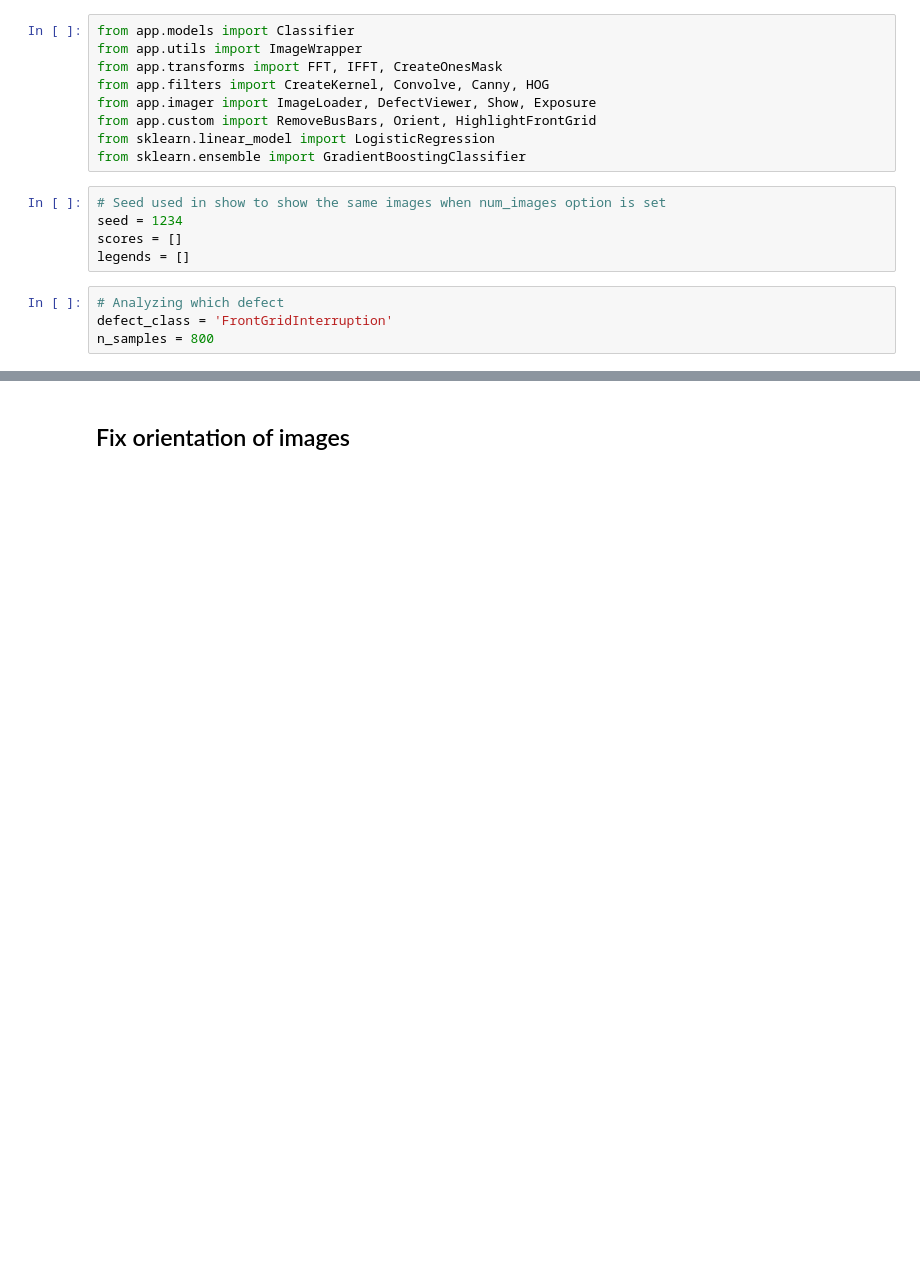
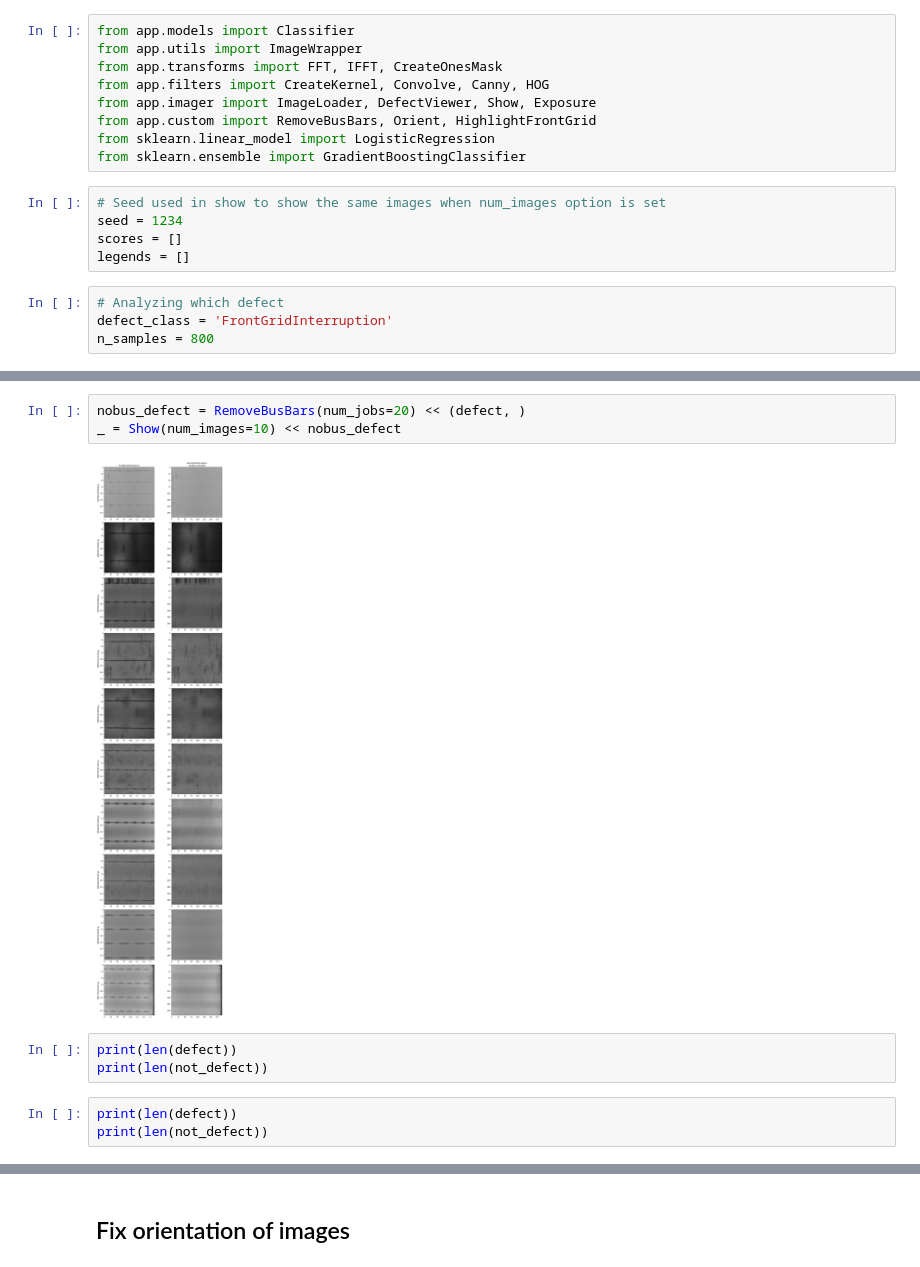
Before and after one commit to atox120/w281_finalproject_solascan, a Jupyter notebook: notebooks/Aswin.ipynb, the cells around one changed output, grey strips where cells are left out. Drawn from its saved outputs; the diff is of its cells as text; blank space fills up the shorter version.

```diff
--- a/notebooks/Aswin.ipynb
+++ b/notebooks/Aswin.ipynb
@@ -60,3 +64,14 @@ _ = Show(num_images=10, seed=seed) << (defect, not_defect)
+# %%
+nobus_defect = RemoveBusBars(num_jobs=20) << (defect, )
+_ = Show(num_images=10) << nobus_defect
+# %% [output]
+[figure, added]
+# %%
+print(len(defect))
+print(len(not_defect))
+# %%
+print(len(defect))
+print(len(not_defect))
 # %%
 print(len(defect))
 print(len(not_defect))
```
Also changed, not shown: parts of 12 cells of this notebook, 1 other file.
